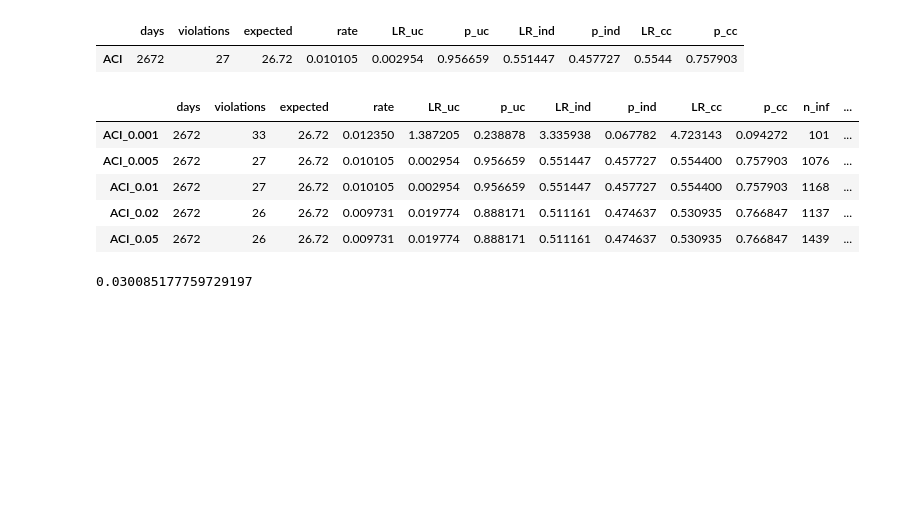
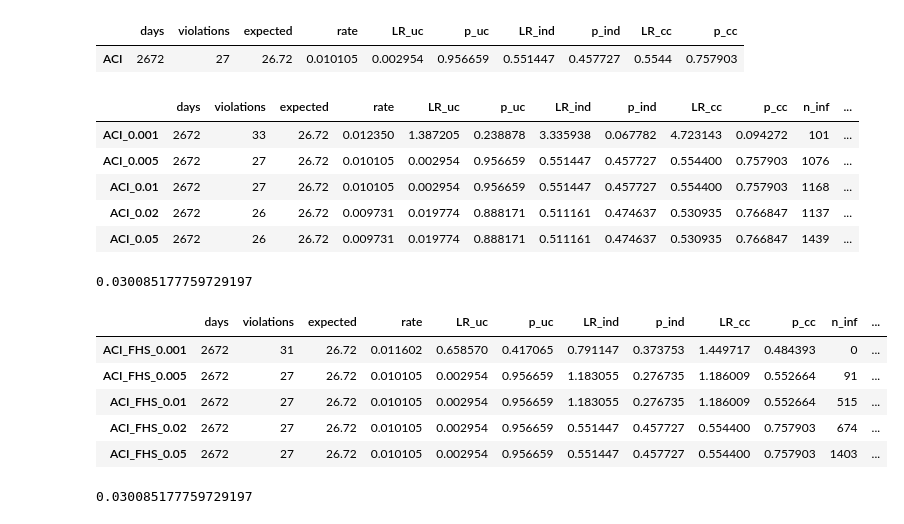
Before and after one commit to robertmatei42/tail-risk-forecasting, a Jupyter notebook: notebooks/02_historical_simulation.ipynb, the cells around one changed output. Drawn from its saved outputs; the diff is of its cells as text; code cells hidden in the pictures; blank space fills up the shorter version.

```diff
--- a/notebooks/02_historical_simulation.ipynb
+++ b/notebooks/02_historical_simulation.ipynb
@@ -277,3 +277,38 @@ print(fhs_main['VaR'].loc[common_main].mean())
 | ACI_0.02 | 2672 | 26 | 26.72 | 0.009731 | 0.019774 | 0.888171 | 0.511161 | 0.474637 | 0.530935 | 0.766847 | 1137 | ... |
 | ACI_0.05 | 2672 | 26 | 26.72 | 0.009731 | 0.019774 | 0.888171 | 0.511161 | 0.474637 | 0.530935 | 0.766847 | 1439 | ... |
 0.030085177759729197
+# %%
+from src.risk_measures import aci_fhs_var
+
+results = {}
+hits_robustness_aci = {}
+gammas = [0.001, 0.005, 0.01, 0.02, 0.05]
+summaries_robustness_aci = {}
+for g in gammas:
+    results[g] = aci_fhs_var(loss, sigma_ewma, gamma=g)
+
+    results[g] = results[g].loc[common_main]
+
+    hits_robustness_aci[g] = (loss.loc[common_main] > results[g]['VaR']).astype(int)
+
+    summaries_robustness_aci[g] = backtest_summary(hits_robustness_aci[g], f'ACI_FHS_{g}')
+
+    n_inf = np.isinf(results[g]['VaR']).sum()
+    avg_var = results[g]['VaR'].replace(np.inf, np.nan).mean()
+
+    summaries_robustness_aci[g]['n_inf'] = n_inf
+    summaries_robustness_aci[g]['avg_VaR'] = avg_var
+
+summaries_robustness_aci = pd.concat(summaries_robustness_aci.values())
+
+display((summaries_robustness_aci))
+
+print(fhs_main['VaR'].loc[common_main].mean())
+# %% [output]
+|  | days | violations | expected | rate | LR_uc | p_uc | LR_ind | p_ind | LR_cc | p_cc | n_inf | ... |
+| ACI_FHS_0.001 | 2672 | 31 | 26.72 | 0.011602 | 0.658570 | 0.417065 | 0.791147 | 0.373753 | 1.449717 | 0.484393 | 0 | ... |
+| ACI_FHS_0.005 | 2672 | 27 | 26.72 | 0.010105 | 0.002954 | 0.956659 | 1.183055 | 0.276735 | 1.186009 | 0.552664 | 91 | ... |
+| ACI_FHS_0.01 | 2672 | 27 | 26.72 | 0.010105 | 0.002954 | 0.956659 | 1.183055 | 0.276735 | 1.186009 | 0.552664 | 515 | ... |
+| ACI_FHS_0.02 | 2672 | 27 | 26.72 | 0.010105 | 0.002954 | 0.956659 | 0.551447 | 0.457727 | 0.554400 | 0.757903 | 674 | ... |
+| ACI_FHS_0.05 | 2672 | 27 | 26.72 | 0.010105 | 0.002954 | 0.956659 | 0.551447 | 0.457727 | 0.554400 | 0.757903 | 1403 | ... |
+0.030085177759729197
```
Also changed, not shown: parts of 2 cells of this notebook, 2 other files.
